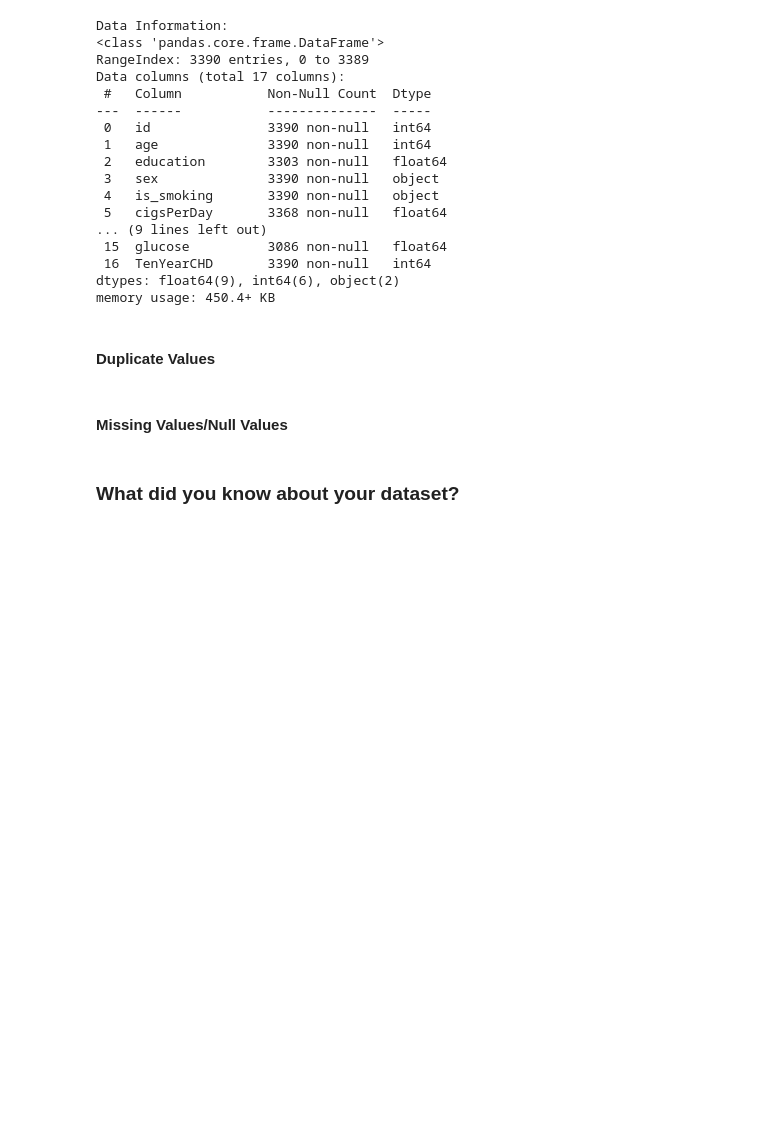
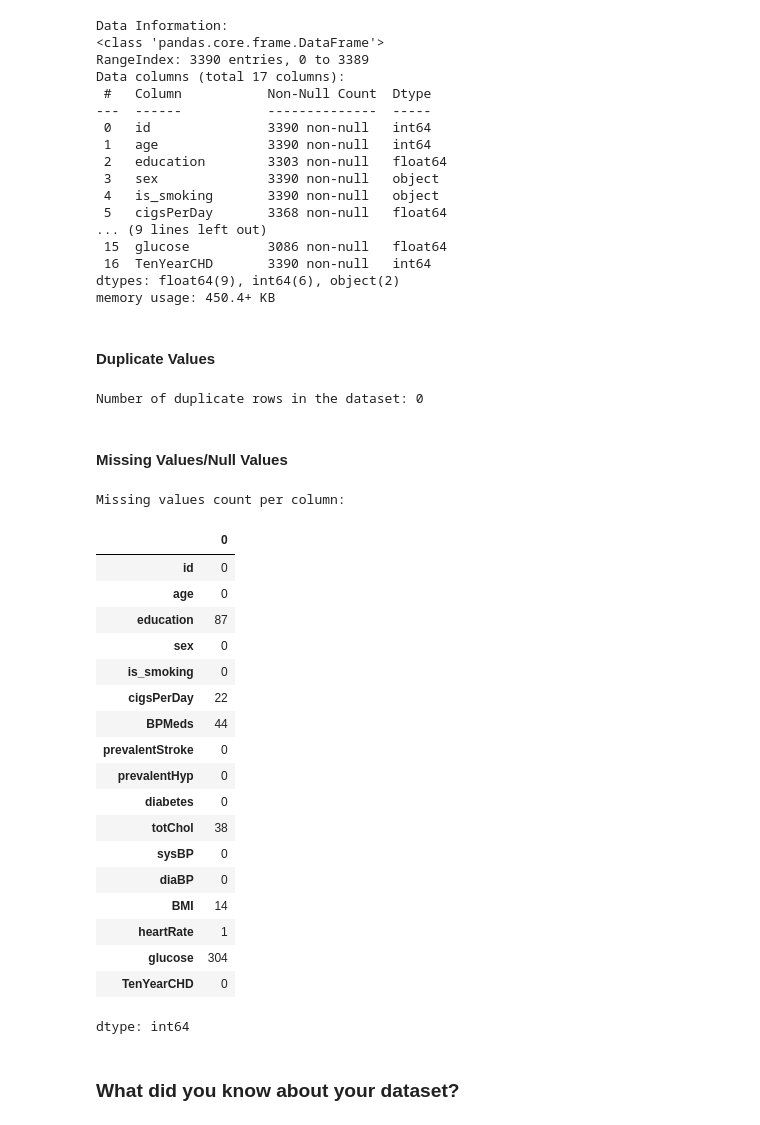
Before and after one commit to MonaliM5/cardio_risk_prediction, a Jupyter notebook: notebooks/Cardiovascular_Risk_Prediction.ipynb, the cells around one changed output. Cells and saved outputs as stored; diff of their text form; code cells hidden in the pictures; blank space fills up the shorter version.

```diff
--- a/notebooks/Cardiovascular_Risk_Prediction.ipynb
+++ b/notebooks/Cardiovascular_Risk_Prediction.ipynb
@@ -217,2 +215,10 @@ memory usage: 450.4+ KB
+# %%
+# Dataset Duplicate Value Count
+# Checking the number of duplicate rows in the dataset
+duplicate_count = df.duplicated().sum()
+
+print(f"Number of duplicate rows in the dataset: {duplicate_count}")
+# %% [output]
+Number of duplicate rows in the dataset: 0
 # %% [markdown]
 #### Missing Values/Null Values
@@ -221,3 +225,30 @@ memory usage: 450.4+ KB
+# %%
+# Missing Values/Null Values Count
+# checking missing values in each column
+
+print("Missing values count per column:")
+df.isnull().sum()
+# %% [output]
+Missing values count per column:
+|  | 0 |
+| id | 0 |
+| age | 0 |
+| education | 87 |
+| sex | 0 |
+| is_smoking | 0 |
+| cigsPerDay | 22 |
+| BPMeds | 44 |
+| prevalentStroke | 0 |
+| prevalentHyp | 0 |
+| diabetes | 0 |
+| totChol | 38 |
+| sysBP | 0 |
+| diaBP | 0 |
+| BMI | 14 |
+| heartRate | 1 |
+| glucose | 304 |
+| TenYearCHD | 0 |
+dtype: int64
 # %%
 # Visualizing the missing values
 # %% [markdown]
```
Also changed, not shown: parts of 2 cells of this notebook.
